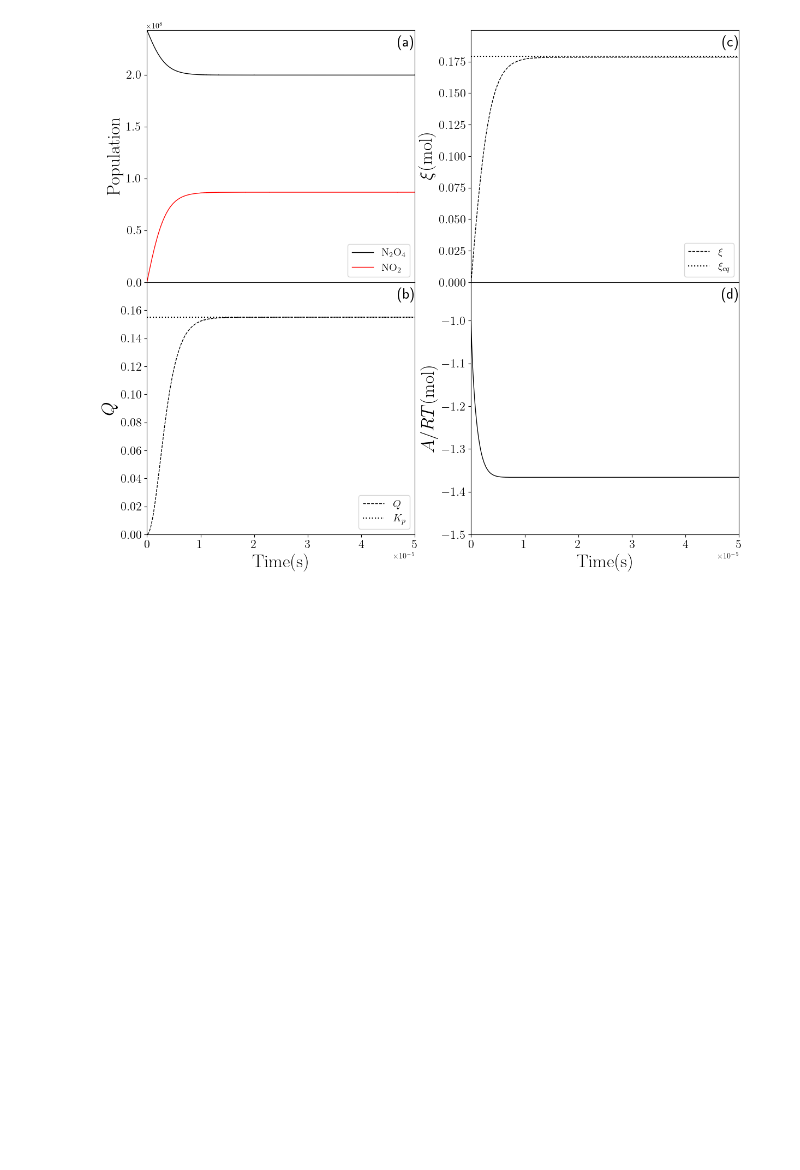
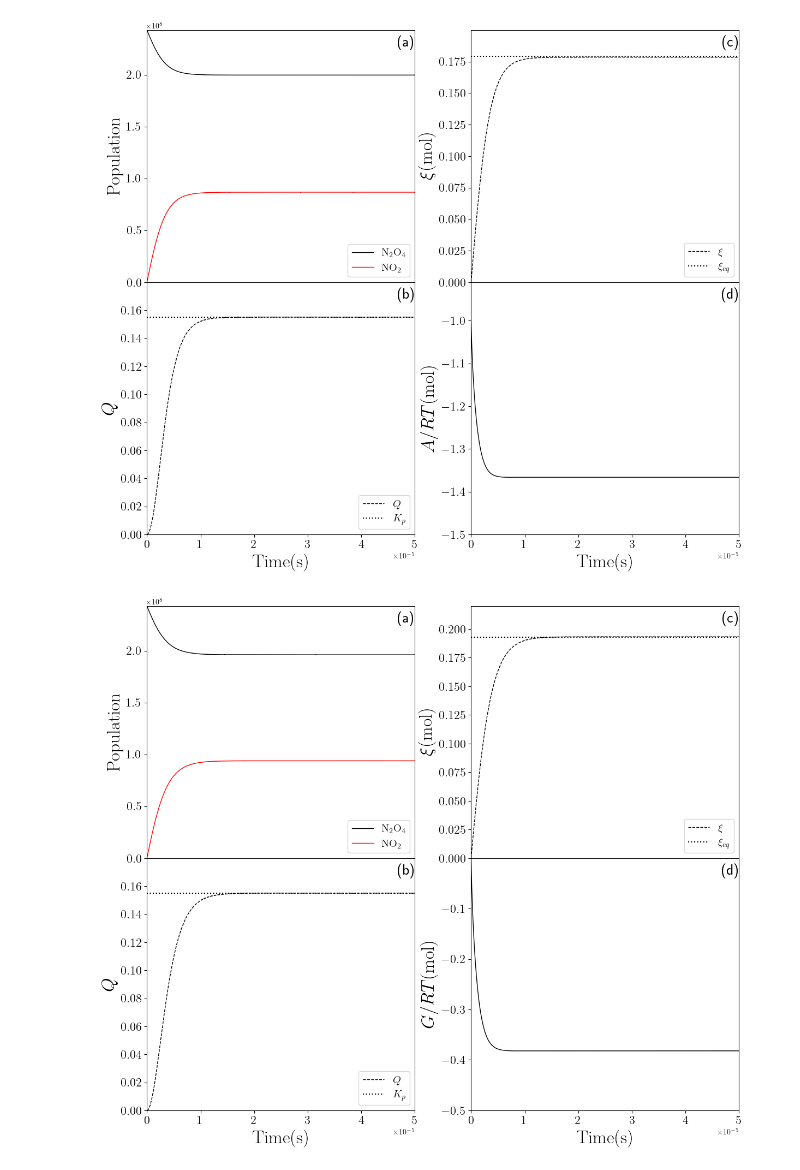
Before and after one commit to emartineznunez/Kp, a Jupyter notebook: kp.ipynb, the cells around one changed output. Cells and saved outputs as stored; diff of their text form; code cells hidden in the pictures; blank space fills up the shorter version.

```diff
--- a/kp.ipynb
+++ b/kp.ipynb
@@ -975,3 +977,100 @@ plt.savefig('Kp.svg',bbox_inches='tight')
 plt.show()
 # %% [output]
 [figure]
+# %%
+#@title Running the calculation at constant p
+!kmc_p.exe<N2O4.dat>N2O4_p.out
+! awk 'BEGIN{mol[1]=0;mol[2]=0; print "time, p1, p2"};/TIME/{t=$2;nm=0};/Molecules of/{++nm;mol[nm]=$4};/EQUILIBRIUM PRO/{print t,","mol[1],","mol[2]}' N2O4_p.out > KMC_p.csv
+! awk 'BEGIN{print "time,kp,xi"};/TIME/{t=$2};/Kp/{getline; print t,",",$2,",",$3}' N2O4_p.out > kp_p.csv
+! awk 'BEGIN{print "time,A"};/TIME/{t=$2};/Kp/{getline; print t,",",$6}' N2O4_p.out > G.csv
+
+#! sudo apt install cm-super dvipng texlive-latex-extra texlive-latex-recommended
+
+import pandas as pd
+import matplotlib.pyplot as plt
+
+plt.rcParams['text.usetex'] = True
+#plt.xticks(fontsize=14)
+#plt.yticks(fontsize=14)
+
+data = pd.read_csv('KMC_p.csv')
+
+x = data['time']
+y1 = data[' p1']
+y2 = data[' p2']
+
+
+fig, axs = plt.subplots(nrows=2, ncols=2,figsize=(14,12))
+plt.subplots_adjust(wspace=0.21,hspace=0)
+
+axs[0][0].plot(x,y1,color='black',label=r'$\mathrm{N_2O_4}$',linewidth=1.0)
+axs[0][0].plot(x,y2,color='red',label=r'$\mathrm{NO_2}$',linewidth=1.0)
+axs[0][0].set_ylabel(r'$\mathrm{Population}$',fontsize=24)
+axs[0][0].set_xlim(0,max(x))
+axs[0][0].set_ylim(0,max(data[' p1']))
+
+
+data = pd.read_csv('kp_p.csv')
+
+y1 = data['kp']
+y2 = data['xi']
+axs[1][0].plot(x,y1,'--',color='black',label=r'$Q$',linewidth=1.0)
+axs[0][1].plot(x,y2,'--',color='black',label=r'$\xi$',linewidth=1.0)
+axs[1][0].set_ylabel(r'$Q$',fontsize=24)
+
+
+data = pd.read_csv('G.csv')
+y = data['A']
+axs[1][1].plot(x,y,'-',color='black',linewidth=1.0)
+axs[1][1].set_ylabel(r'$G/RT \mathrm{(mol)}$',fontsize=24)
+axs[1][1].set_xlabel(r'$\mathrm{Time (s)}$',fontsize=24)
+
+axs[0][1].set_ylabel(r'$\xi \mathrm{(mol)}$',fontsize=24)
+axs[1][0].set_xlabel(r'$\mathrm{Time (s)}$',fontsize=24)
+
+axs[1][0].set_xlim(0,max(x))
+axs[1][0].set_ylim(0,0.1799999)
+
+axs[0][1].set_xlim(0,max(x))
+axs[0][1].set_ylim(0,0.22)
+
+axs[1][1].set_xlim(0,max(x))
+axs[1][1].set_ylim(-0.5,-0.00000001)
+
+axs[0][0].xaxis.set_tick_params(labelbottom=False)
+axs[0][0].set_xticks([])
+
+
+
+axs[0][1].xaxis.set_tick_params(labelbottom=False)
+axs[0][1].set_xticks([])
+
+
+
+
+axs[1][0].axhline(y=0.155,color='black', linestyle=':',label=r'$K_p$')
+
+axs[0][1].axhline(y=0.193, color='black', linestyle=':',label=r'$\xi_{eq}$')
+axs[0][0].legend(loc='lower right',fontsize=14)
+axs[1][0].legend(loc='lower right',fontsize=14)
+axs[0][1].legend(loc='lower right',fontsize=14)
+axs[0][0].yaxis.set_tick_params(labelsize=16)
+axs[1][0].yaxis.set_tick_params(labelsize=16)
+axs[0][1].yaxis.set_tick_params(labelsize=16)
+axs[0][1].xaxis.set_tick_params(labelsize=16)
+axs[1][0].xaxis.set_tick_params(labelsize=16)
+
+axs[1][1].yaxis.set_tick_params(labelsize=16)
+axs[1][1].xaxis.set_tick_params(labelsize=16)
+
+
+axs[0][0].text(0.97,0.95, '(a)', fontsize=20,  horizontalalignment='center', verticalalignment='center', transform=axs[0][0].transAxes)
+axs[1][0].text(0.97,0.95, '(b)', fontsize=20,  horizontalalignment='center', verticalalignment='center', transform=axs[1][0].transAxes)
+axs[0][1].text(0.97,0.95, '(c)', fontsize=20,  horizontalalignment='center', verticalalignment='center', transform=axs[0][1].transAxes)
+axs[1][1].text(0.97,0.95, '(d)', fontsize=20,  horizontalalignment='center', verticalalignment='center', transform=axs[1][1].transAxes)
+
+
+plt.savefig('Kp_p.svg',bbox_inches='tight')
+plt.show()
+# %% [output]
+[figure, added]
```
Also changed, not shown: parts of 2 cells of this notebook.
